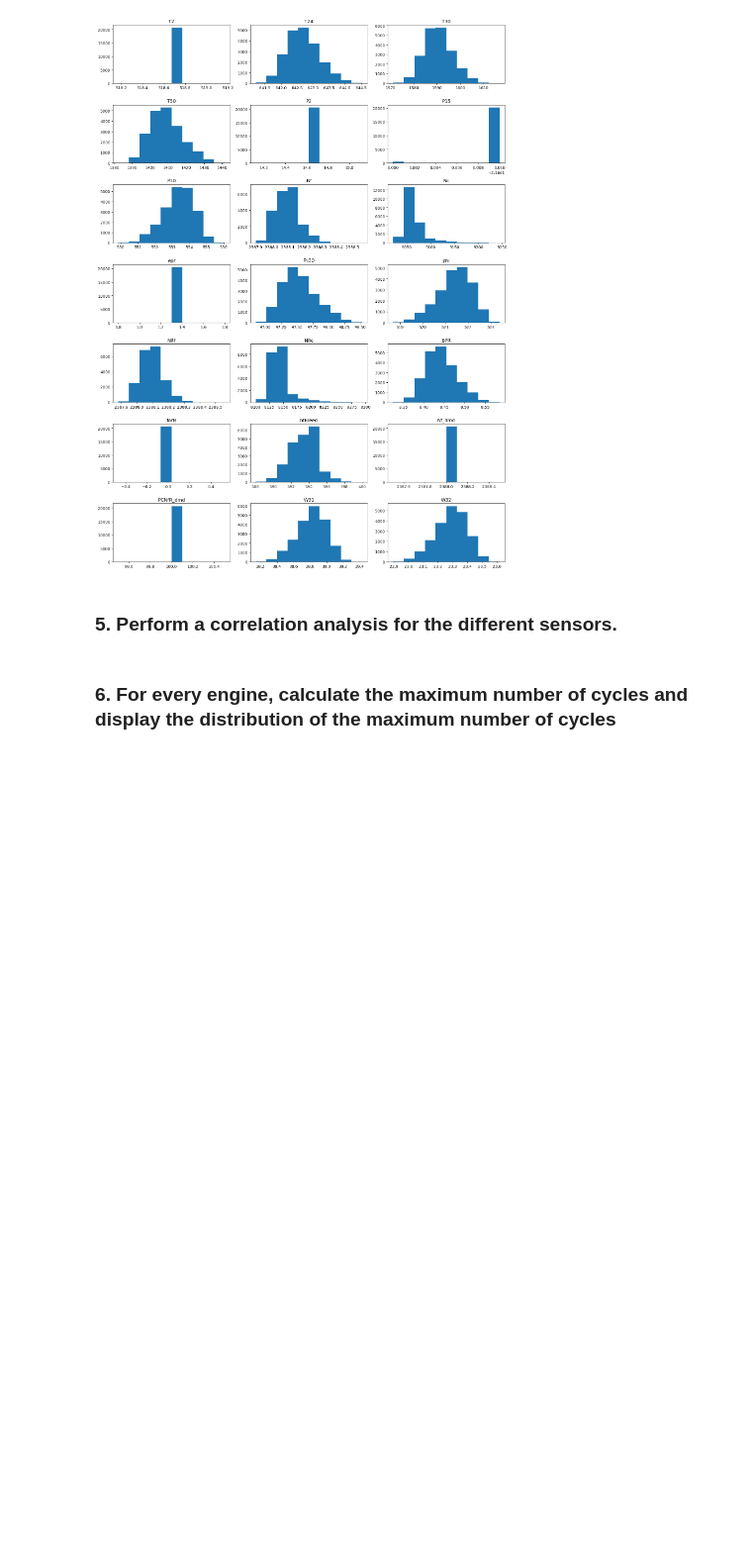
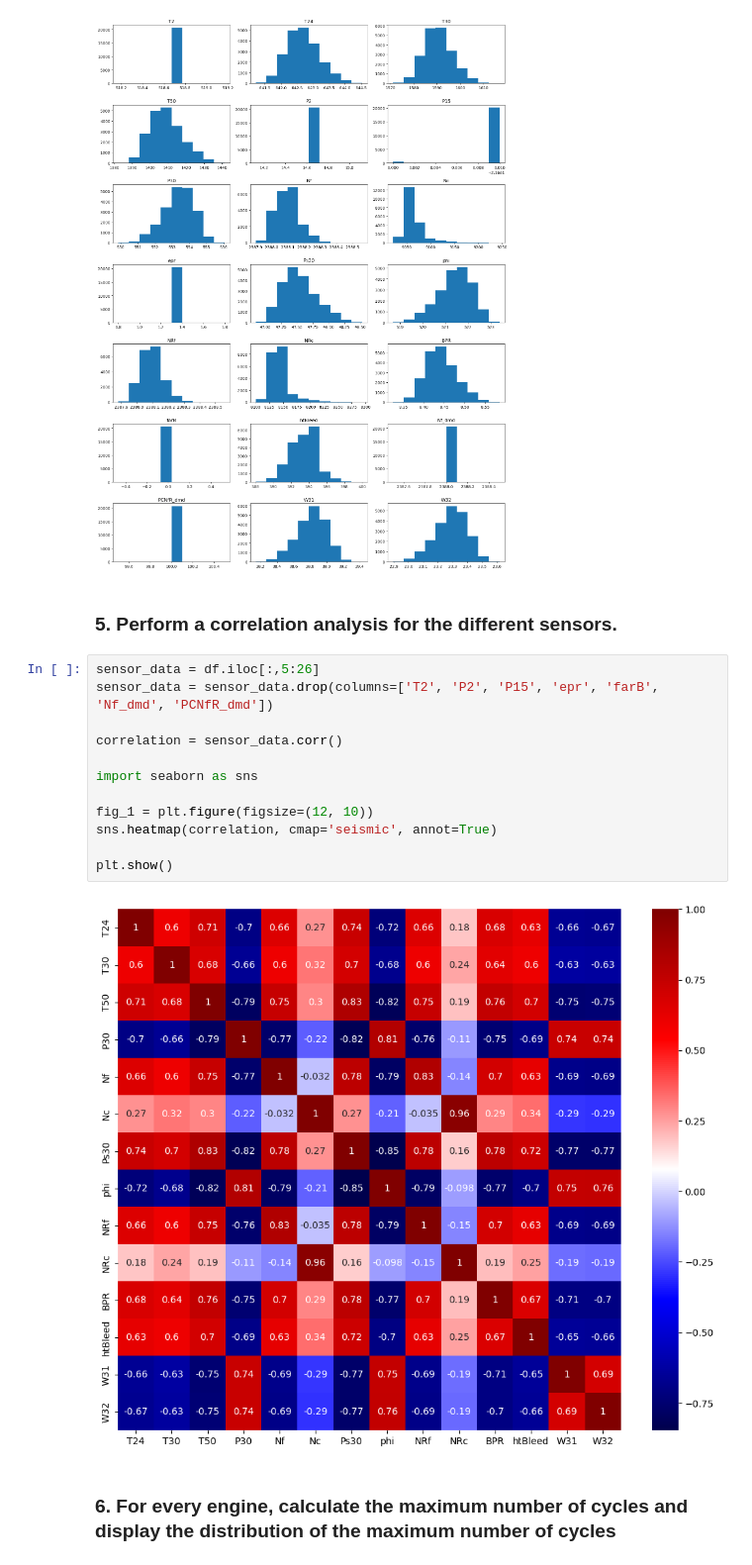
Before and after one commit to diyankacharov/ml_group_work-, a Jupyter notebook: Task/Data_Understanding_Task.ipynb, the cells around one changed output. Shown at 99% size. Drawn from its saved outputs; the diff is of its cells as text; blank space fills up the shorter version.

```diff
--- a/Task/Data_Understanding_Task.ipynb
+++ b/Task/Data_Understanding_Task.ipynb
@@ -138,5 +138,19 @@ for parameter in df.columns[5:26]:
 [figure]
 # %% [markdown]
 ### 5. Perform a correlation analysis for the different sensors.
+# %%
+sensor_data = df.iloc[:,5:26]
+sensor_data = sensor_data.drop(columns=['T2', 'P2', 'P15', 'epr', 'farB', 'Nf_dmd', 'PCNfR_dmd'])
+
+correlation = sensor_data.corr()
+
+import seaborn as sns
+
+fig_1 = plt.figure(figsize=(12, 10))
+sns.heatmap(correlation, cmap='seismic', annot=True)
+
+plt.show()
+# %% [output]
+[figure, added]
 # %% [markdown]
 ### 6. For every engine, calculate the maximum number of cycles and display the distribution of the maximum number of cycles
```
Also changed, not shown: parts of 3 cells of this notebook, 1 other file.
